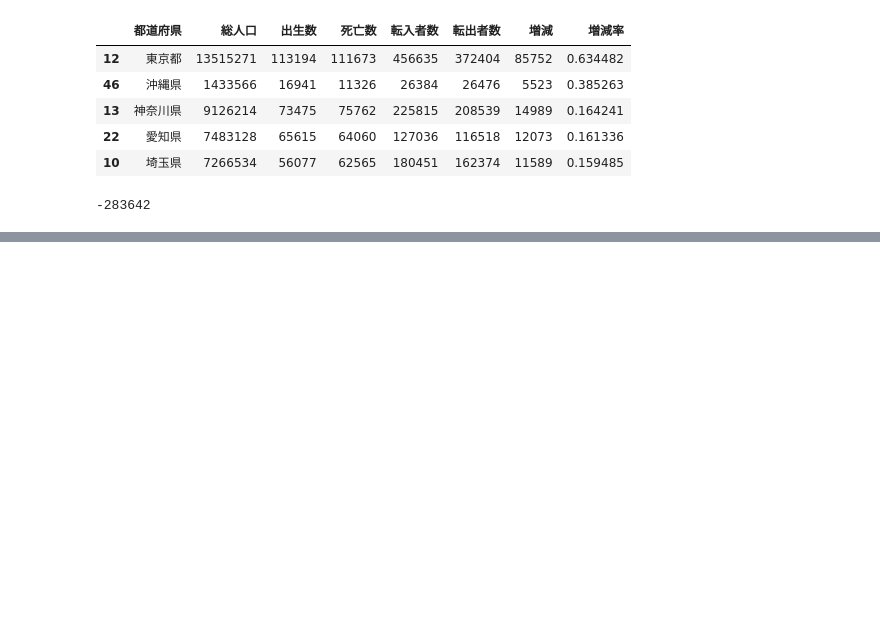
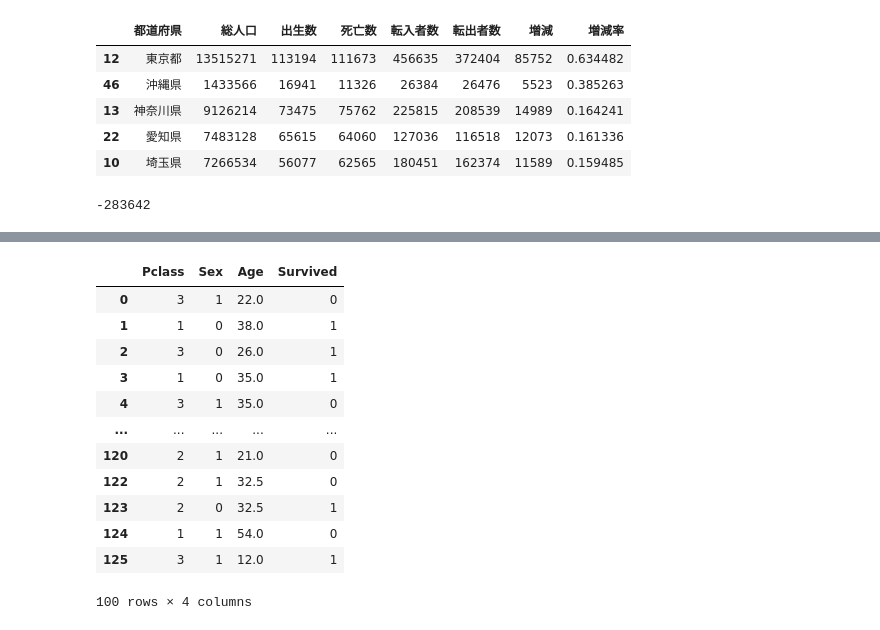
Before and after one commit to anko191/Python_Kaggle, a Jupyter notebook: jsonload.ipynb, the cells around one changed output, grey strips where cells are left out. Drawn from its saved outputs; the diff is of its cells as text; code cells hidden in the pictures; blank space fills up the shorter version.

```diff
--- a/jsonload.ipynb
+++ b/jsonload.ipynb
@@ -67,0 +186,30 @@ df['増減'].sum()
+# %%
+# 決定木の可視化
+# graphvizがあるらしいい
+
+import subprocess
+from sklearn.tree import DecisionTreeClassifier, export_graphviz
+from sklearn.preprocessing import LabelEncoder
+le = LabelEncoder()
+
+# ラベルエンコーダー
+titanic["Sex"] = le.fit_transform(titanic["Sex"])
+
+target = titanic["Survived"]
+data = titanic[["Pclass","Sex","Age"]]
+data2 = titanic[["Sex","Age"]]
+titanic.head(100)
+# %% [output]
+|  | Pclass | Sex | Age | Survived |
+| 0 | 3 | 1 | 22.0 | 0 |
+| 1 | 1 | 0 | 38.0 | 1 |
+| 2 | 3 | 0 | 26.0 | 1 |
+| 3 | 1 | 0 | 35.0 | 1 |
+| 4 | 3 | 1 | 35.0 | 0 |
+| ... | ... | ... | ... | ... |
+| 120 | 2 | 1 | 21.0 | 0 |
+| 122 | 2 | 1 | 32.5 | 0 |
+| 123 | 2 | 0 | 32.5 | 1 |
+| 124 | 1 | 1 | 54.0 | 0 |
+| 125 | 3 | 1 | 12.0 | 1 |
+100 rows × 4 columns
```
Also changed, not shown: parts of 21 cells of this notebook.
